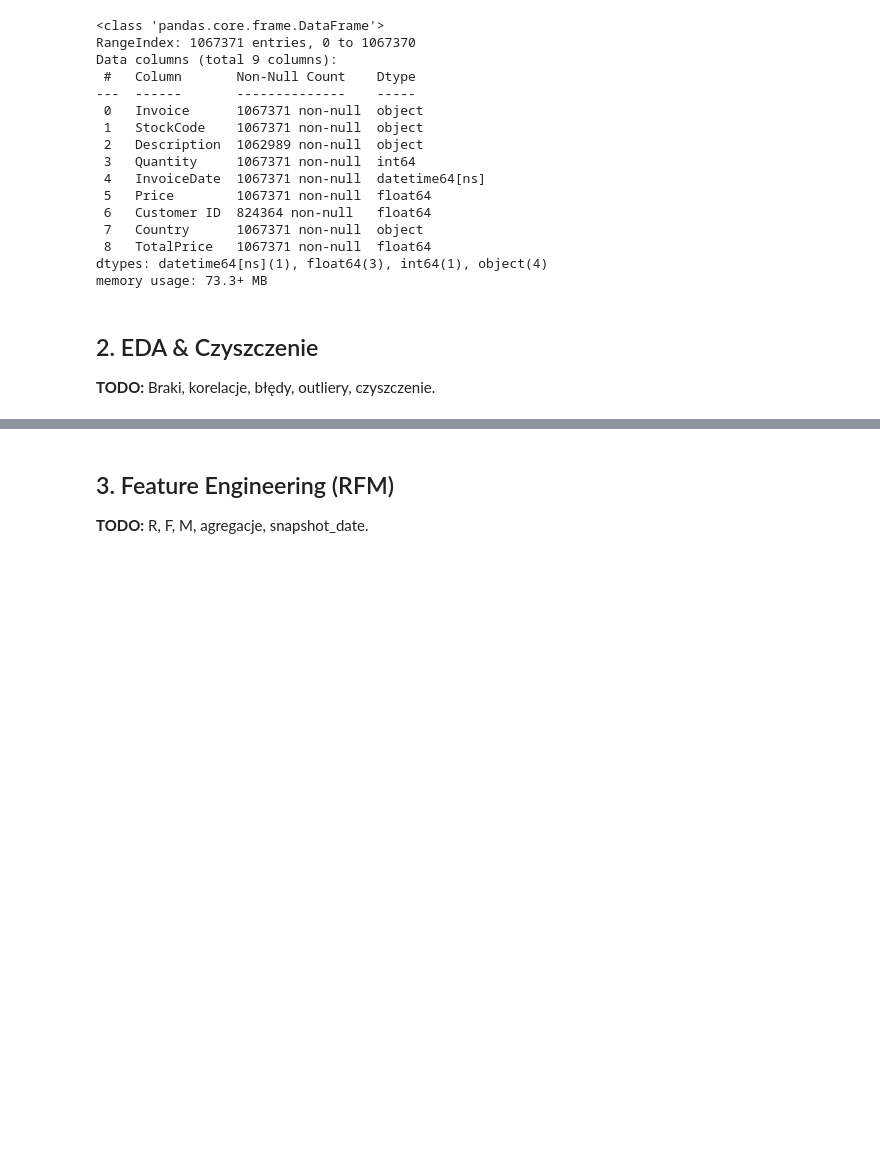
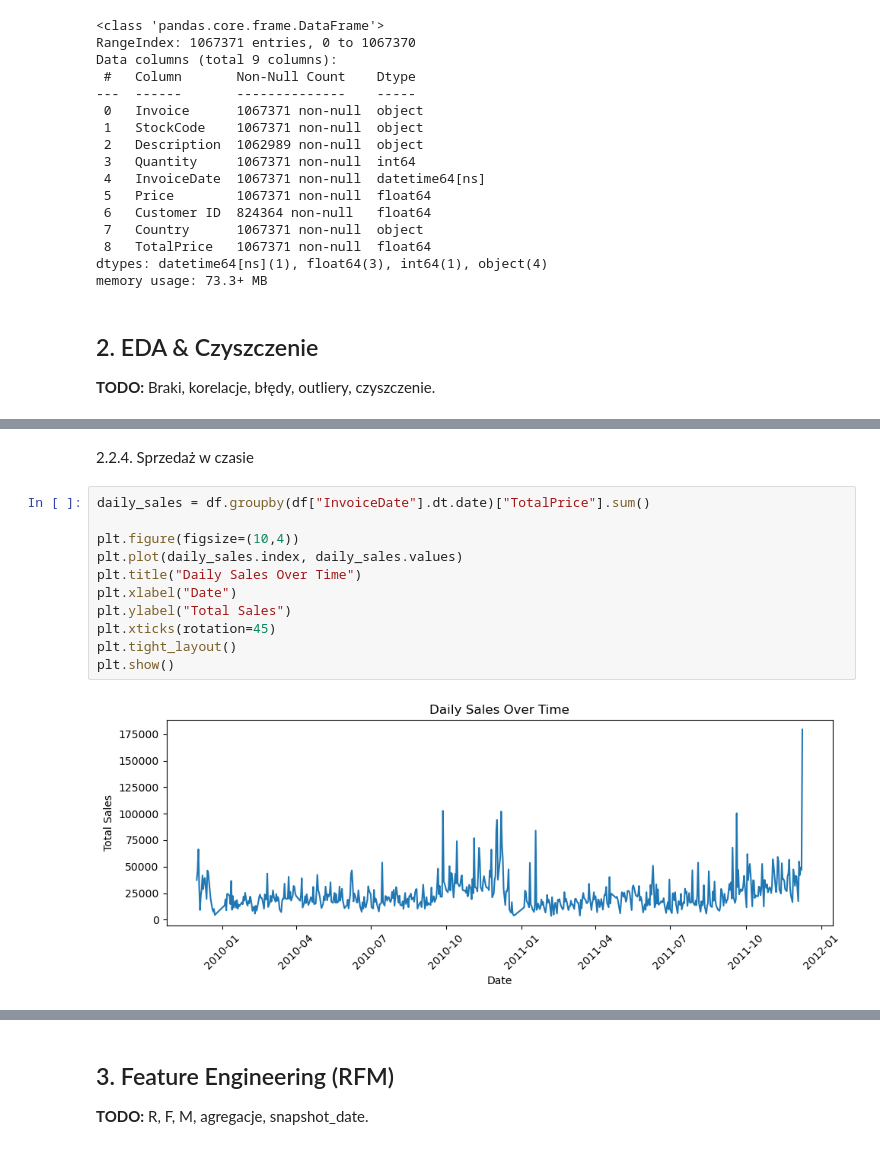
Before and after one commit to lukaszkortals/ML_Online_Retail_II, a Jupyter notebook: notebooks/project.ipynb, the cells around one changed output, grey strips where cells are left out. Saved outputs shown, nothing was run; the diff lists cells and outputs as text; blank space fills up the shorter version.

```diff
--- a/notebooks/project.ipynb
+++ b/notebooks/project.ipynb
@@ -48,0 +164,15 @@ memory usage: 73.3+ MB
+# %% [markdown]
+2.2.4. Sprzedaż w czasie
+# %%
+daily_sales = df.groupby(df["InvoiceDate"].dt.date)["TotalPrice"].sum()
+
+plt.figure(figsize=(10,4))
+plt.plot(daily_sales.index, daily_sales.values)
+plt.title("Daily Sales Over Time")
+plt.xlabel("Date")
+plt.ylabel("Total Sales")
+plt.xticks(rotation=45)
+plt.tight_layout()
+plt.show()
+# %% [output]
+[figure, added]
```
Also changed, not shown: parts of 18 cells of this notebook.
